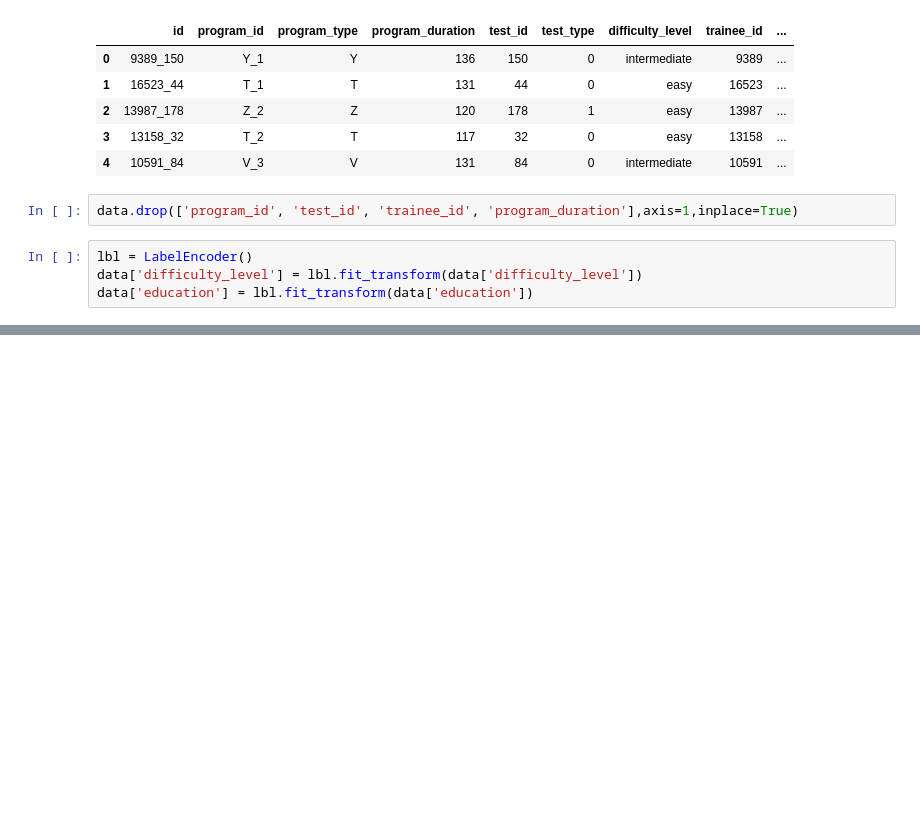
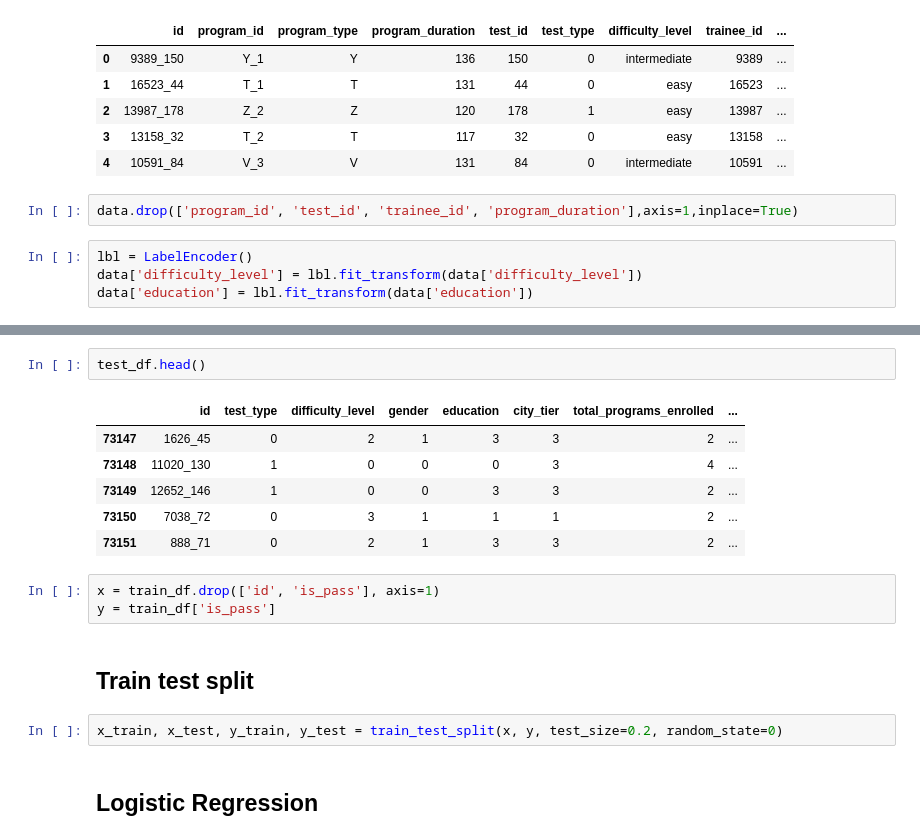
Before and after one commit to AbdoBoum/ML, a Jupyter notebook: hackathon_analyticsvidhya.ipynb, the cells around one changed output, grey strips where cells are left out. Cells and saved outputs as stored; diff of their text form; blank space fills up the shorter version.

```diff
--- a/hackathon_analyticsvidhya.ipynb
+++ b/hackathon_analyticsvidhya.ipynb
@@ -299,0 +329,18 @@ data = pd.get_dummies(data, drop_first=True)
+# %%
+test_df.head()
+# %% [output]
+|  | id | test_type | difficulty_level | gender | education | city_tier | total_programs_enrolled | ... |
+| 73147 | 1626_45 | 0 | 2 | 1 | 3 | 3 | 2 | ... |
+| 73148 | 11020_130 | 1 | 0 | 0 | 0 | 3 | 4 | ... |
+| 73149 | 12652_146 | 1 | 0 | 0 | 3 | 3 | 2 | ... |
+| 73150 | 7038_72 | 0 | 3 | 1 | 1 | 1 | 2 | ... |
+| 73151 | 888_71 | 0 | 2 | 1 | 3 | 3 | 2 | ... |
+# %%
+x = train_df.drop(['id', 'is_pass'], axis=1)
+y = train_df['is_pass']
+# %% [markdown]
+## Train test split
+# %%
+x_train, x_test, y_train, y_test = train_test_split(x, y, test_size=0.2, random_state=0)
+# %% [markdown]
+## Logistic Regression
```
Also changed, not shown: parts of 20 cells of this notebook.
